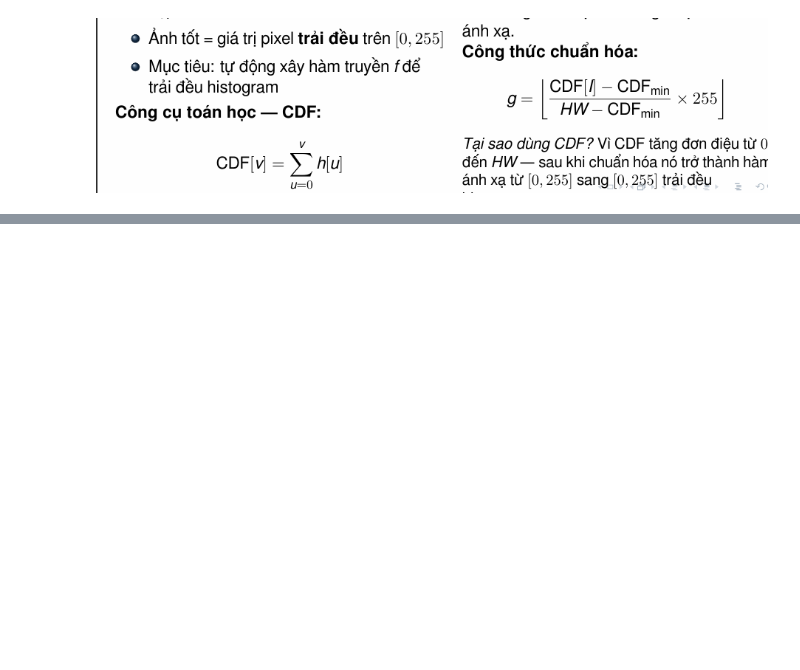
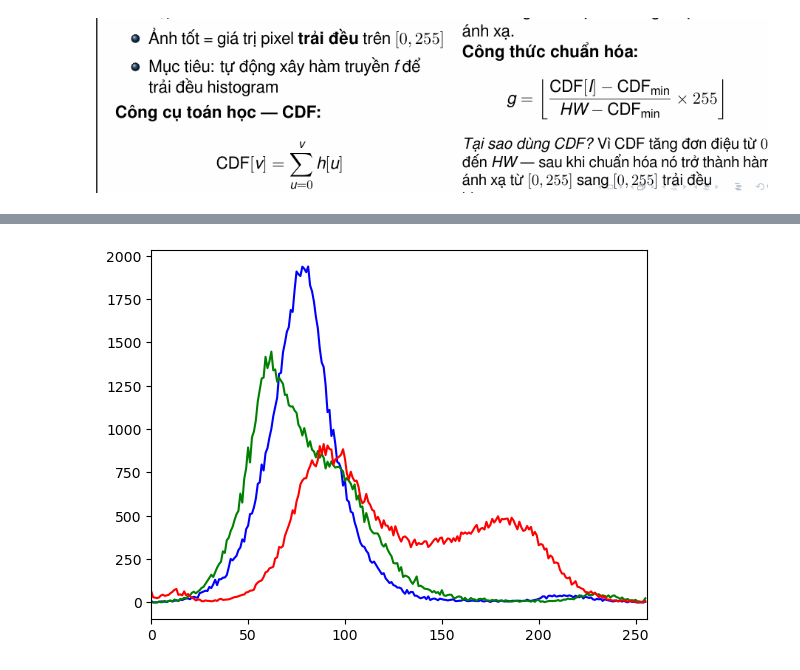
Before and after one commit to HoRa-W/ComputerVision, a Jupyter notebook: Histogram.ipynb, the cells around one changed output, grey strips where cells are left out. Cells and saved outputs as stored; diff of their text form; code cells hidden in the pictures; blank space fills up the shorter version.

```diff
--- a/Histogram.ipynb
+++ b/Histogram.ipynb
@@ -6,0 +18,3 @@ import cv2
+# %%
+img2 = cv2.imread("H:\\HK1_2026-2027\\ComputerVision\\Code\\anhTest.jpg")
+img2
@@ -6,0 +89,9 @@ import cv2
+# %%
+color = ('b', 'g', 'r')
+for i, col in enumerate(color):
+    histr = cv2.calcHist([img2], [i], None, [256], [0, 256])
+    plt.plot(histr, color = col)
+    plt.xlim([0, 256])
+plt.show()
+# %% [output]
+[figure, added]
```
Also changed, not shown: parts of 15 cells of this notebook, 1 other file.
